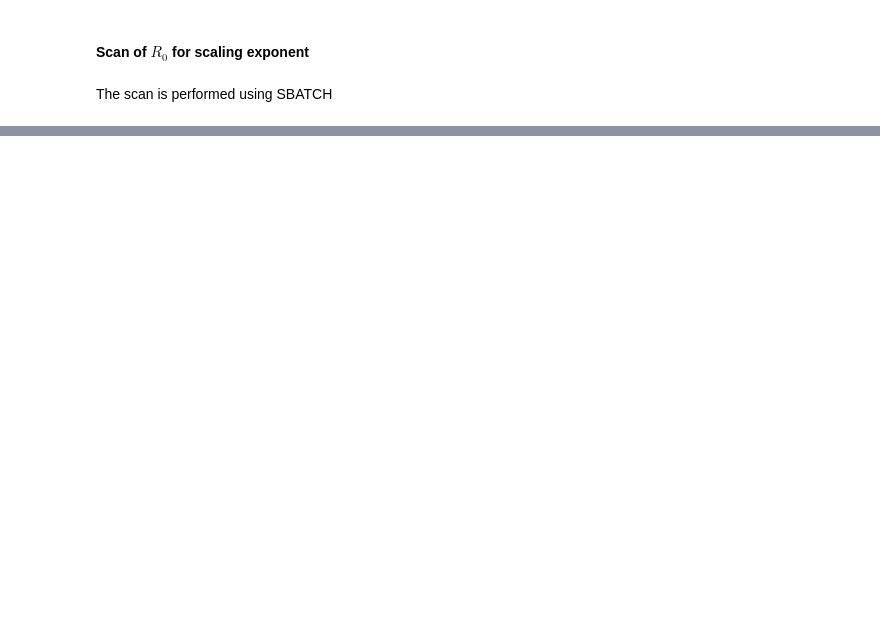
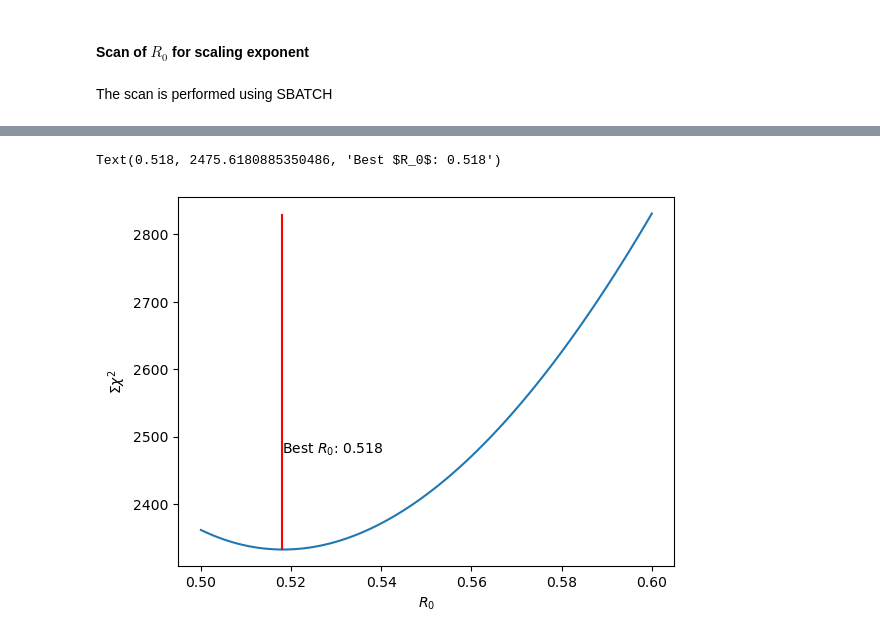
Before and after one commit to frederikespersen/OrthoIDP, a Jupyter notebook: exp/ortho_h1-0/ortho_h1-0.ipynb, the cells around one changed output, grey strips where cells are left out. Drawn from its saved outputs; the diff is of its cells as text; code cells hidden in the pictures; blank space fills up the shorter version.

Commit message:
R0 scan

```diff
--- a/exp/ortho_h1-0/ortho_h1-0.ipynb
+++ b/exp/ortho_h1-0/ortho_h1-0.ipynb
@@ -634,0 +630,5 @@ scan.product().plot()
+# %%
+# Loading scan
+scan = pd.read_csv("results/r0_scan.csv", index_col=0)
+scan.columns = scan.columns.astype(float)
+scan
@@ -634,0 +650,11 @@ scan.product().plot()
+# %%
+# Finding best R0 value
+scan.sum().plot()
+best_r0 = float(scan.transpose().loc[scan.sum() == scan.sum().min()].index[0])
+plt.vlines(best_r0, scan.sum().min(), scan.sum().max(), color="r")
+plt.xlabel("$R_{0}$")
+plt.ylabel("$\Sigma\chi^{2}$")
+plt.text(best_r0, scan.sum().mean(), f"Best $R_{0}$: {best_r0}")
+# %% [output]
+Text(0.518, 2475.6180885350486, 'Best $R_0$: 0.518')
+[figure, added]
```
Also changed, not shown: parts of 12 cells of this notebook.
